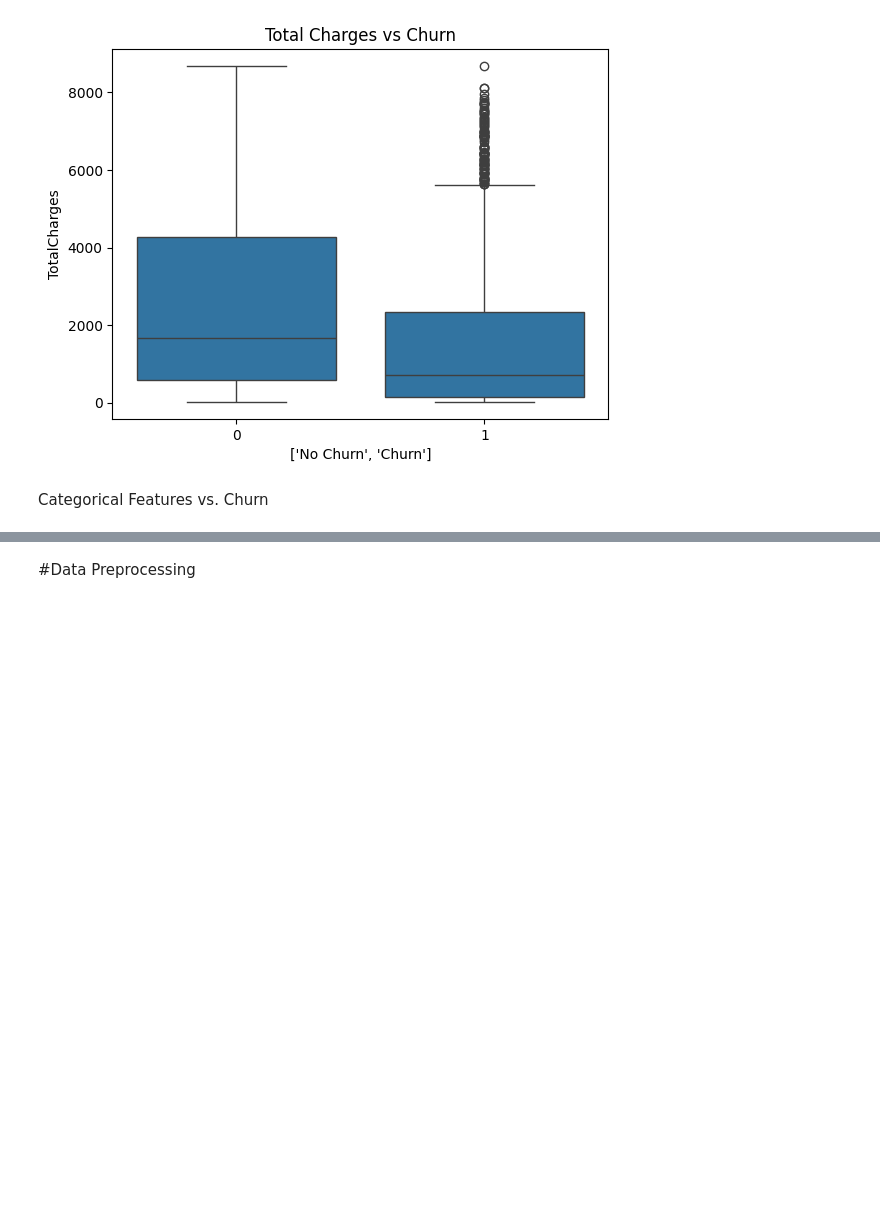
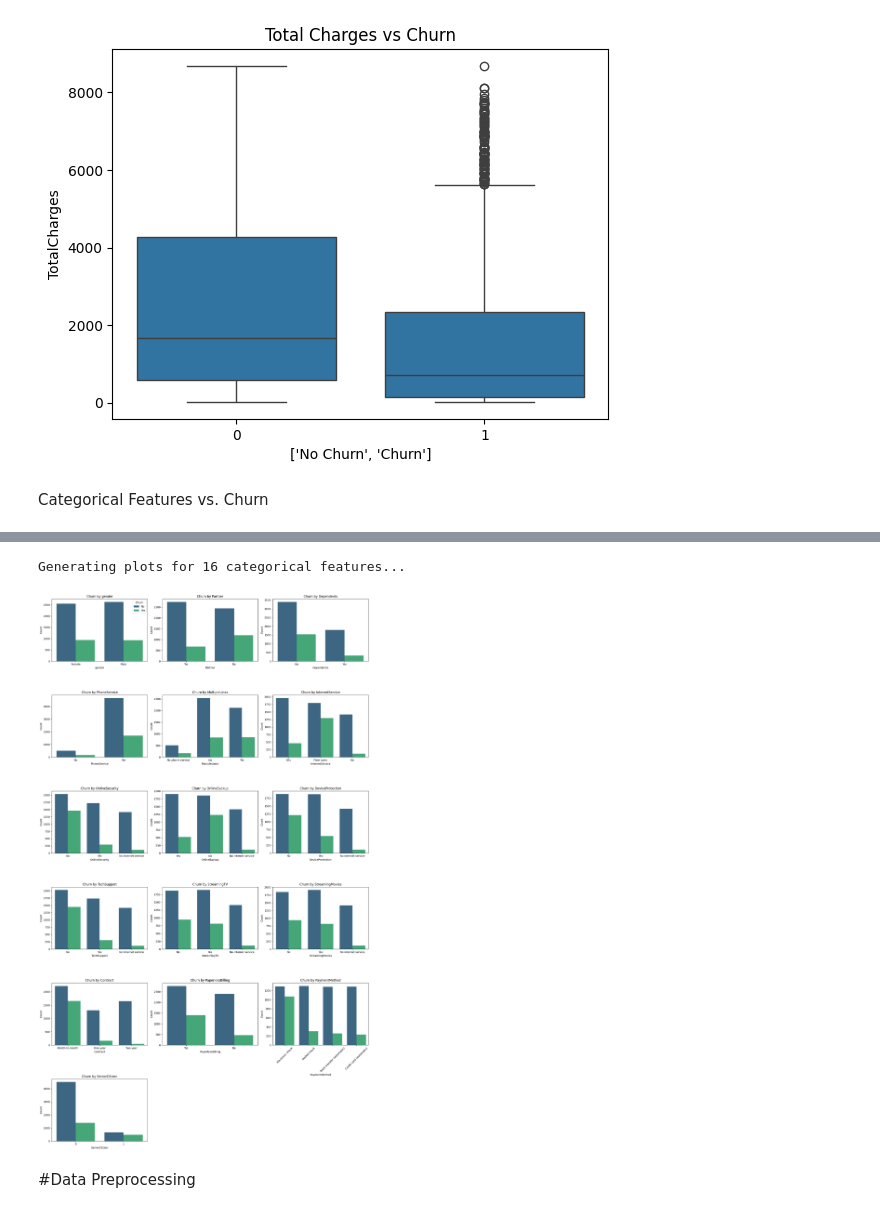
Before and after one commit to Chanthul4054/Telco-Customer-Churn-Prediction, a Jupyter notebook: Course_Work.ipynb, the cells around one changed output, grey strips where cells are left out. Cells and saved outputs as stored; diff of their text form; code cells hidden in the pictures; blank space fills up the shorter version.

Commit message:
did more eda and added roc curves

```diff
--- a/Course_Work.ipynb
+++ b/Course_Work.ipynb
@@ -151,3 +134,43 @@ plt.show()
+# %%
+import math
+
+# 1. Identify Categorical Columns
+cat_cols = df.select_dtypes(include=['object']).columns.tolist()
+if 'SeniorCitizen' in df.columns:
+    cat_cols.append('SeniorCitizen')
+
+cat_cols = [col for col in cat_cols if col != 'Churn' and col != 'customerID']
+
+print(f"Generating plots for {len(cat_cols)} categorical features...\n")
+
+n_cols = 3
+n_rows = math.ceil(len(cat_cols) / n_cols)
+
+fig, axes = plt.subplots(n_rows, n_cols, figsize=(18, n_rows * 5))
+axes = axes.flatten()
+
+for i, col in enumerate(cat_cols):
+    sns.countplot(x=col, hue='Churn', data=df, ax=axes[i], palette='viridis')
+    axes[i].set_title(f'Churn by {col}')
+    axes[i].set_xlabel(col)
+    axes[i].set_ylabel('Count')
+
+    if df[col].nunique() > 3:
+        axes[i].tick_params(axis='x', rotation=45)
+
+    if i == 0:
+        axes[i].legend(title='Churn', loc='upper right', labels=['No', 'Yes'])
+    else:
+        axes[i].get_legend().remove()
+
+for j in range(i + 1, len(axes)):
+    fig.delaxes(axes[j])
+
+plt.tight_layout()
+plt.show()
+# %% [output]
+Generating plots for 16 categorical features...
+[figure, added]
 # %% [markdown]
 #Data Preprocessing
 # %%
```
Also changed, not shown: parts of 5 cells of this notebook.
